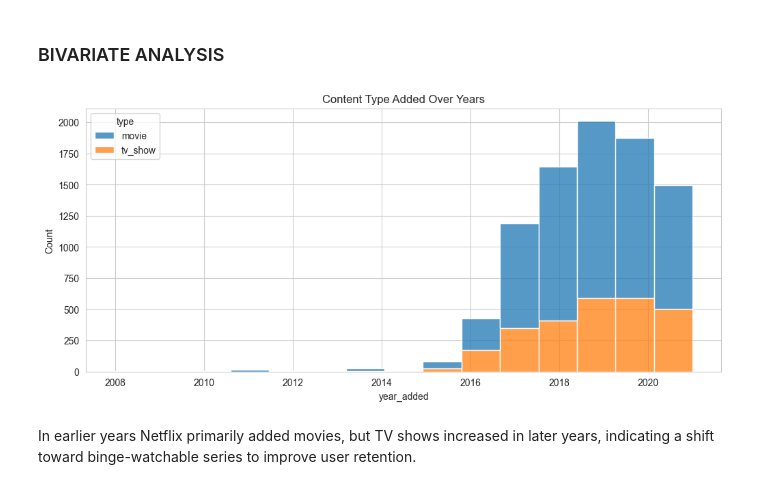
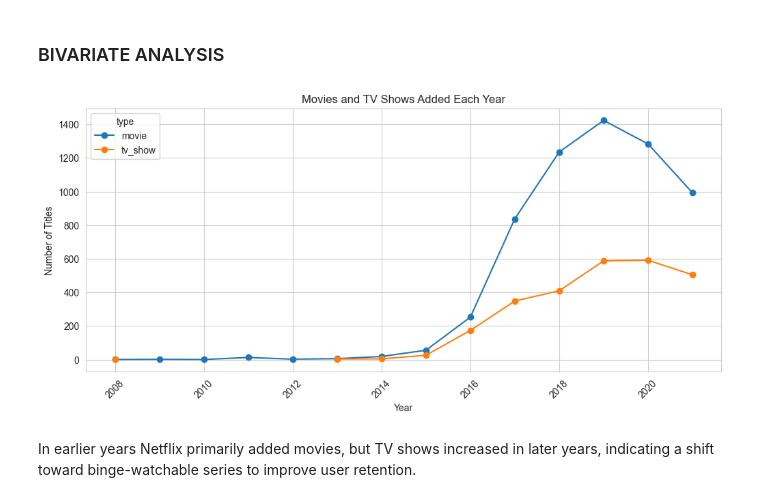
Before and after one commit to mango-caramel/StreamScope-Netflix, a Jupyter notebook: Visualizations.ipynb, the cells around one changed output. Drawn from its saved outputs; the diff is of its cells as text; code cells hidden in the pictures.

```diff
--- a/Visualizations.ipynb
+++ b/Visualizations.ipynb
@@ -122,12 +122,16 @@ A significant portion of Netflix’s catalog consists of older titles, suggestin
 # %% [markdown]
 ### BIVARIATE ANALYSIS
 # %%
-plt.figure(figsize=(12,5))
-sns.histplot(data=df, x='year_added', hue='type', multiple='stack', bins=15)
-plt.title("Content Type Added Over Years")
+year_type = df.groupby(['year_added','type']).size().unstack()
+
+year_type.plot(figsize=(12,5), marker='o')
+plt.title("Movies and TV Shows Added Each Year")
+plt.xlabel("Year")
+plt.ylabel("Number of Titles")
+plt.xticks(rotation=45)
 plt.show()
 # %% [output]
-[figure, old version]
+[figure, new version]
 # %% [markdown]
 In earlier years Netflix primarily added movies, but TV shows increased in later years, indicating a shift toward binge-watchable series to improve user retention.
 # %%
```
Also changed, not shown: parts of 10 cells of this notebook.
